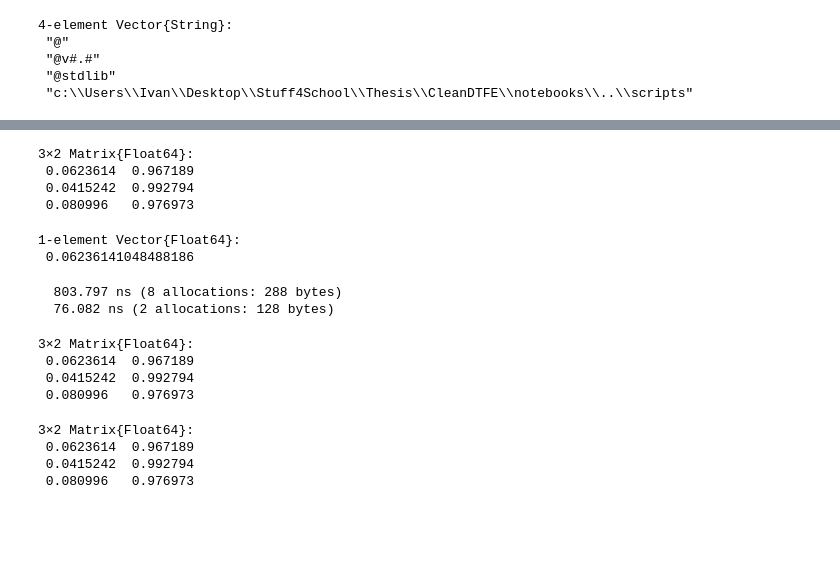
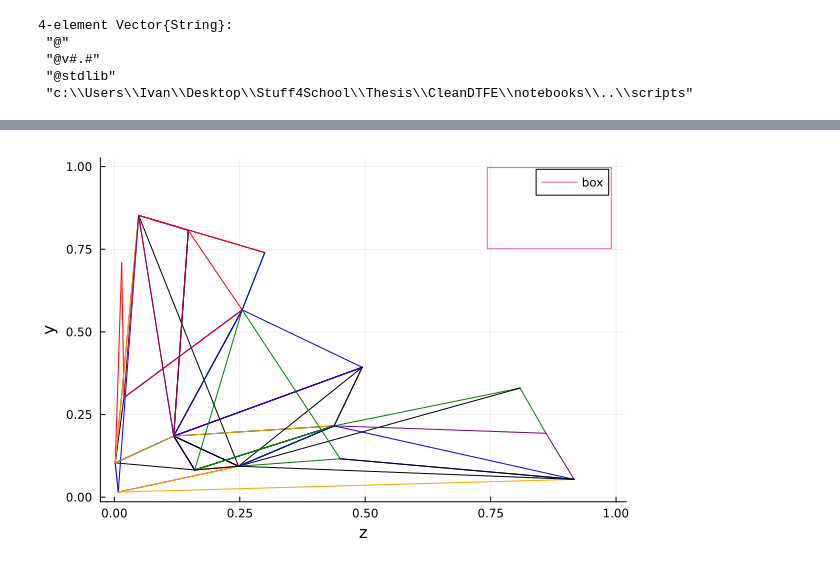
Before and after one commit to ispirovjr/CosmoDTFE.jl, a Jupyter notebook: notebooks/ImplementingBVH.ipynb, the cells around one changed output, grey strips where cells are left out. Drawn from its saved outputs; the diff is of its cells as text; code cells hidden in the pictures; blank space fills up the shorter version.

```diff
--- a/notebooks/ImplementingBVH.ipynb
+++ b/notebooks/ImplementingBVH.ipynb
@@ -23,3 +23,8 @@ using LinearAlgebra
 using Plots
 
 import .TesselationCore
+# %%
+points3d = [TesselationCore.point3(@SVector rand(3)) for _ in 1:50]
+coords, tets = TesselationCore.tesselate(points3d)
+simplices = Vector([coords[:,tets[i,:]]' for i in 1:size(tets,1)])
+simplex = simplices[1]
@@ -131,0 +153,12 @@ BVHTree(1, BVHTree(0, nothing, nothing, [1, 2, 3, 4, 5, 6, 7, 8, 9, 10, 11, 12,
+# %%
+tree = bvh.tree
+box = copy(bvh.bbox)
+
+while typeof(tree.leftChild) == BVHTree
+    depth = tree.depth
+    ax = depth%3+1
+    line = (box[ax,2]-box[ax,1])/2
+    box[ax,1] += line
+    println(box[ax,:])
+    tree = tree.rightChild
+end
@@ -132,3 +178,3 @@ BVHTree(1, BVHTree(0, nothing, nothing, [1, 2, 3, 4, 5, 6, 7, 8, 9, 10, 11, 12,
 # %%
-BVH(simplices,2).tree
+corner = simplices[tree.data]
 # %% [output]
@@ -143,29 +198,28 @@ BVHTree(2, BVHTree(1, BVHTree(0, nothing, nothing, [1, 2, 3, 4, 5, 6, 7, 8, 9, 1
-# %%
-bbox
-# %% [output]
-3×2 Matrix{Float64}:
- 0.0623614  0.967189
- 0.0415242  0.992794
- 0.080996   0.976973
-# %%
-bbox[ax,1:1]
-# %% [output]
-1-element Vector{Float64}:
- 0.06236141048488186
-# %%
-@btime leftBox = @views [bbox[:, 1] bbox[:, 2]]
-@btime leftBox = copy(bbox)
-# %% [output]
-  803.797 ns (8 allocations: 288 bytes)
-  76.082 ns (2 allocations: 128 bytes)
-3×2 Matrix{Float64}:
- 0.0623614  0.967189
- 0.0415242  0.992794
- 0.080996   0.976973
-# %%
-bbox
-# %% [output]
-3×2 Matrix{Float64}:
- 0.0623614  0.967189
- 0.0415242  0.992794
- 0.080996   0.976973
+# %%
+plot1 = Plots.plot(xlabel="x",ylabel="y")
+
+cols = [:green,:blue,:black,:red,:orange,:purple]
+
+for (j,simp) in enumerate(corner)
+    J = j%6 + 1
+    for i in 1:3
+        Plots.plot!([simp[i,1],simp[i+1,1]],[simp[i,2],simp[i+1,2]],color=cols[J],label="")
+    end
+end
+
+Plots.plot!([box[1,1],box[1,1],box[1,2],box[1,2],box[1,1]],[box[2,1],box[2,2],box[2,2],box[2,1],box[2,1]],label="box")
+
+plot2 = Plots.plot(xlabel="z",ylabel="y")
+
+for (j,simp) in enumerate(corner)
+
+    J = j%6 + 1
+
+    for i in 1:3
+        Plots.plot!([simp[i,3],simp[i+1,3]],[simp[i,2],simp[i+1,2]],color=cols[J],label="")
+    end
+end
+
+Plots.plot!([box[3,1],box[3,1],box[3,2],box[3,2],box[3,1]],[box[2,1],box[2,2],box[2,2],box[2,1],box[2,1]],label="box")
+# %% [output]
+[figure, added]
```
Also changed, not shown: parts of 11 cells of this notebook.
